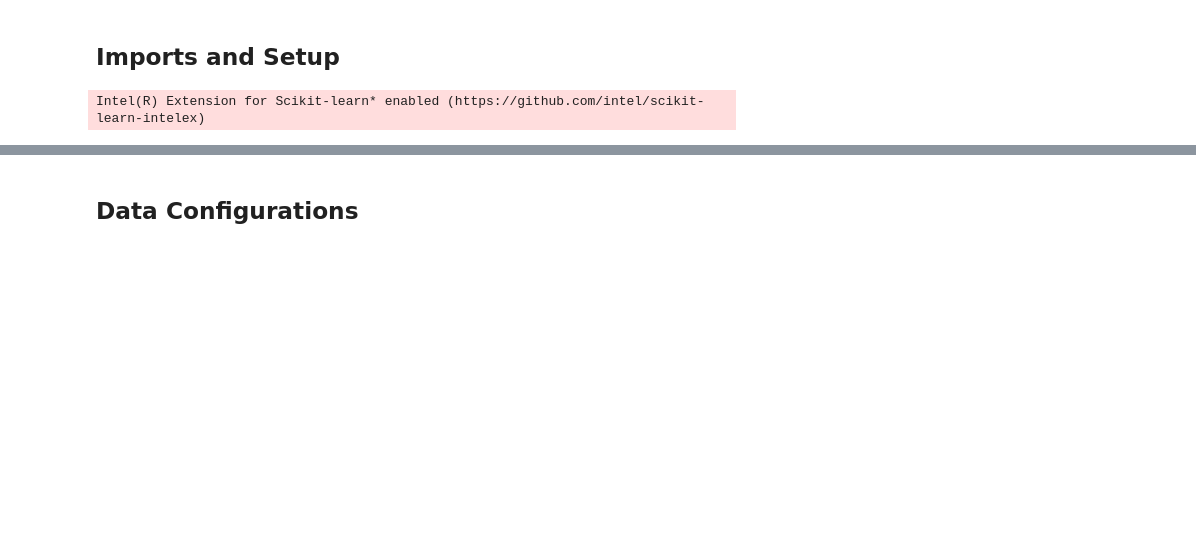
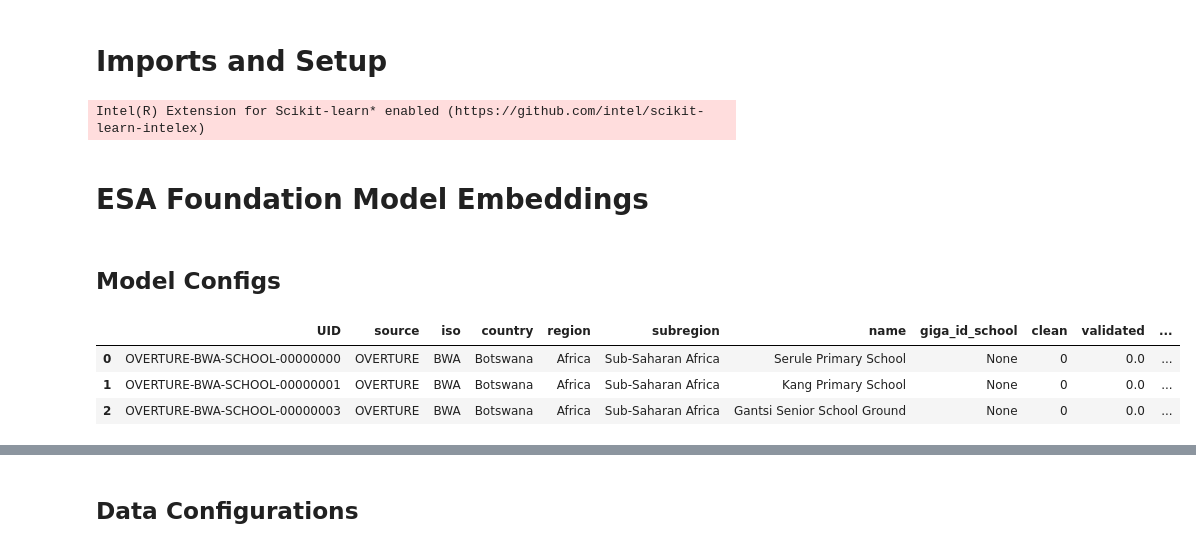
Before and after one commit to unicef/giga_global_school_mapping, a Jupyter notebook: notebooks/04_feature_embeddings.ipynb, the cells around one changed output, grey strips where cells are left out. Saved outputs shown, nothing was run; the diff lists cells and outputs as text; code cells hidden in the pictures; blank space fills up the shorter version.

```diff
--- a/notebooks/04_model_development.ipynb
+++ b/notebooks/04_feature_embeddings.ipynb
@@ -1,5 +1,5 @@
 # %% [markdown]
-## Imports and Setup
+# Imports and Setup
 # %%
 import os
 import pandas as pd
@@ -17,3 +23,21 @@ import embed_utils
 %autoreload 2
 # %% [output]
 Intel(R) Extension for Scikit-learn* enabled (https://github.com/intel/scikit-learn-intelex)
+# %% [markdown]
+# ESA Foundation Model Embeddings
+# %% [markdown]
+## Model Configs
+# %%
+iso_code = "BWA"
+cwd = os.path.dirname(os.getcwd())
+config_file = os.path.join(cwd, f"configs/model_configs/esa_foundation-LR.yaml")
+config = config_utils.load_config(config_file)
+config["iso_codes"] = [iso_code]
+
+data = model_utils.load_data(config, attributes=["rurban", "iso"], verbose=False)
+data.head(3)
+# %% [output]
+|  | UID | source | iso | country | region | subregion | name | giga_id_school | clean | validated | ... |
+| 0 | OVERTURE-BWA-SCHOOL-00000000 | OVERTURE | BWA | Botswana | Africa | Sub-Saharan Africa | Serule Primary School | None | 0 | 0.0 | ... |
+| 1 | OVERTURE-BWA-SCHOOL-00000001 | OVERTURE | BWA | Botswana | Africa | Sub-Saharan Africa | Kang Primary School | None | 0 | 0.0 | ... |
+| 2 | OVERTURE-BWA-SCHOOL-00000003 | OVERTURE | BWA | Botswana | Africa | Sub-Saharan Africa | Gantsi Senior School Ground | None | 0 | 0.0 | ... |
```
Also changed, not shown: parts of 9 cells of this notebook, 2 other files.
